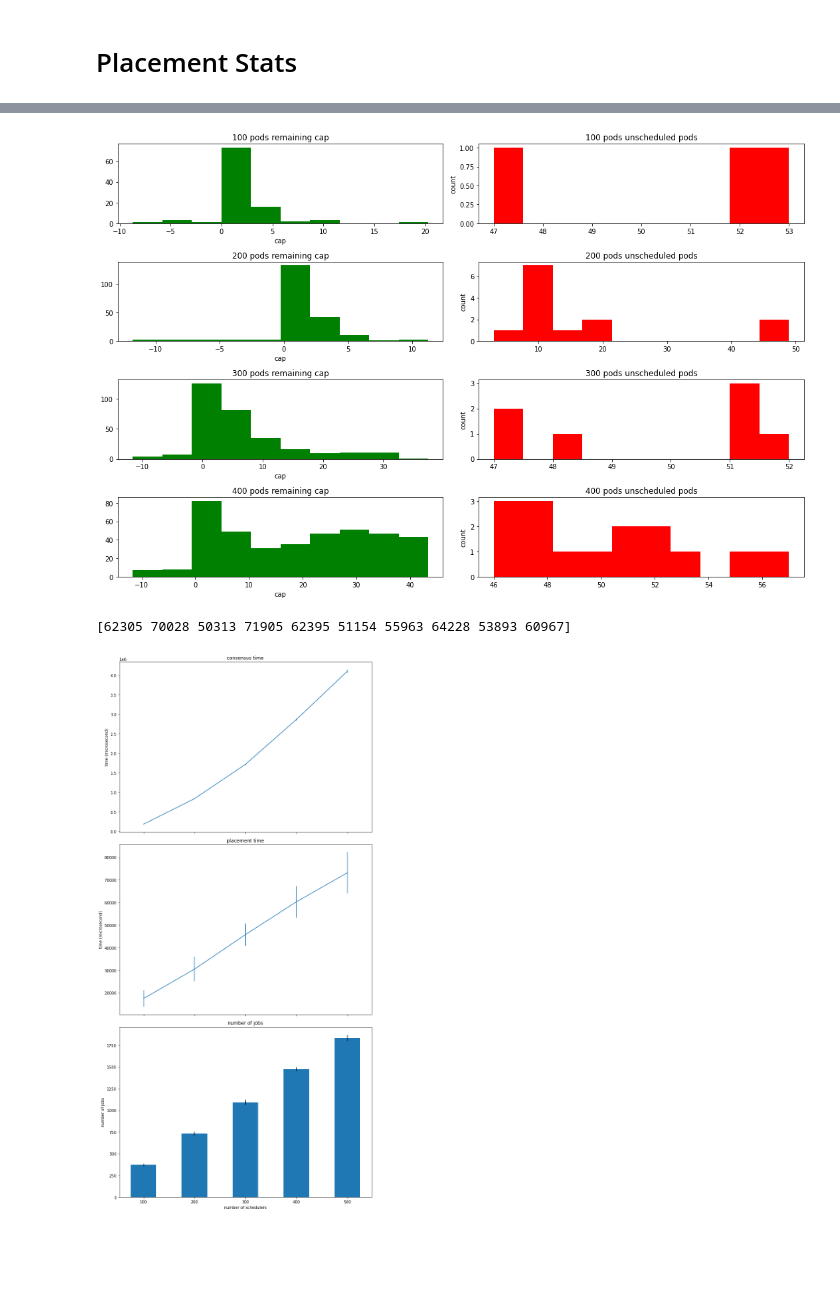
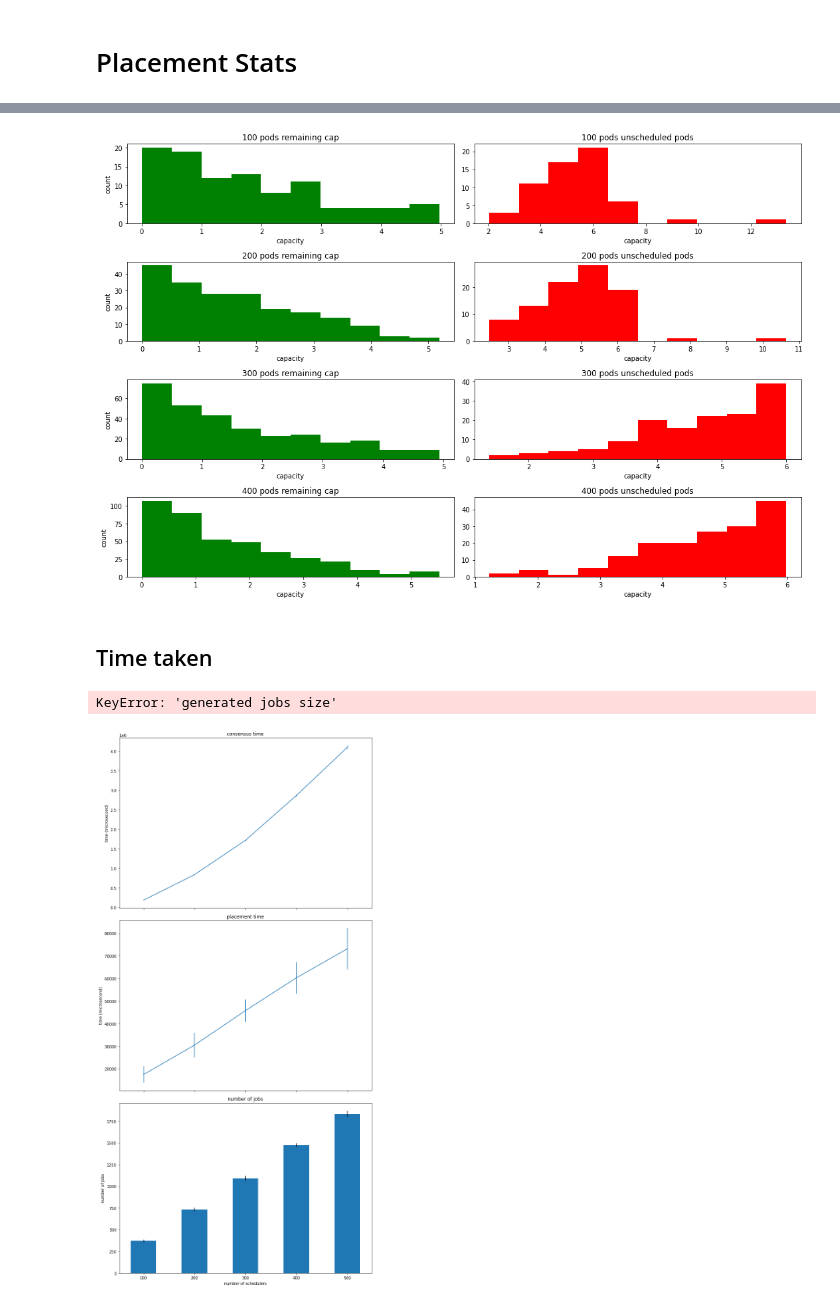
Before and after one commit to Vincent-lau/hyperion, a Jupyter notebook: measure/plotmetrics.ipynb, the cells around one changed output, grey strips where cells are left out. Drawn from its saved outputs; the diff is of its cells as text; code cells hidden in the pictures; blank space fills up the shorter version.

Commit message:
feat: plot placement stats

```diff
--- a/measure/plotmetrics.ipynb
+++ b/measure/plotmetrics.ipynb
@@ -228,23 +230,24 @@ fig.savefig(f'{graph_dir}cpu-and-memory-usage.png')
 # %%
-pl = [{} for _ in range(4)]
-dirs = ['data/2022-08-11T18-01-42/', 'data/2022-08-11T18-06-46/', 'data/2022-08-11T18-12-00/', 'data/2022-08-11T18-18-56/']
+dirs = ['data/2022-08-16T11-19-32', 'data/2022-08-16T11-23-20', 'data/2022-08-16T11-27-08',
+  'data/2022-08-16T11-31-12']
+pl = [{} for _ in range(len(dirs))]
+# dirs = ['data/2022-08-11T18-01-42/', 'data/2022-08-11T18-06-46/', 'data/2022-08-11T18-12-00/', 'data/2022-08-11T18-18-56/']
 for i, dir in enumerate(dirs):
-  with open(f'{dir}placement-{(i+1) * 100}pods-60cap-2c.json', 'r') as f:
+  with open(f'{dir}/placement-{(i+1) * 100}pods-60cap-2c.json', 'r') as f:
     for l in f:
       pl[i] = json.loads(l)
 # %%
 final_ws = []
 left_elements = []
-for i in range(4):
+for i in range(len(dirs)):
   final_w = []
-  for k, v in pl[i]['0'].items():
+  for k, v in pl[i]['1'].items():
     if k == 'my-controller':
       left_elements.append(np.array(v['left elements']))
     else:
       final_w.append(v['final w'])
   final_ws.append(np.array(final_w))
 
-left_elements = left_elements
 print(final_ws)
 print(f'sum is {np.sum(final_w)}')
 print(f'mean is {np.mean(final_w)}')
@@ -253,26 +274,34 @@ print(f'elements left are {left_elements}')
 # %%
 fig, ax = plt.subplots(nrows=4, ncols=2)
 fig.set_size_inches(15, 10)
 
 
-for i in range(4):
+for i in range(len(dirs)):
   ax[i][0].hist(final_ws[i], color='green')
   ax[i][1].hist(left_elements[i], color='red')
   ax[i][0].set_title(f'{(i+1)*100} pods remaining cap')
   ax[i][1].set_title(f'{(i+1)*100} pods unscheduled pods')
-  ax[i][0].set_xlabel('cap')
-  ax[i][1].set_ylabel('count')
+  ax[i][0].set_xlabel('capacity')
+  ax[i][1].set_xlabel('capacity')
+  ax[i][0].set_ylabel('count')
   # ax.axhline(sl)
 
 fig.tight_layout()
-fig.savefig(f'{graph_dir}finalw-2c.png')
+# fig.savefig(f'{graph_dir}finalw-2c-gaussian.png')
 # %% [output]
-[figure, old version]
+[figure, new version]
+# %% [markdown]
+## Time taken
 # %%
 # dirs = ['data/2022-08-15T14-59-24', 'data/2022-08-15T15-02-56', 'data/2022-08-15T15-08-12',
 #   'data/2022-08-15T15-15-12', 'data/2022-08-15T15-46-44', 'data/2022-08-15T15-51-43']
-dirs = ['data/2022-08-15T16-00-21', 'data/2022-08-15T16-04-29', 'data/2022-08-15T16-06-44',
-  'data/2022-08-15T16-10-19', 'data/2022-08-15T16-16-32']
+# ---- uniform distribtuion ---- #
+# dirs = ['data/2022-08-15T16-00-21', 'data/2022-08-15T16-04-29', 'data/2022-08-15T16-06-44',
+#   'data/2022-08-15T16-10-19', 'data/2022-08-15T16-16-32']
+# ---- gaussian distribution ---- #
+dirs = ['data/2022-08-16T11-19-32', 'data/2022-08-16T11-23-20', 'data/2022-08-16T11-27-08',
+  'data/2022-08-16T11-31-12']
+
 pods = range(100, (len(dirs) + 1) * 100, 100)
 
 metrics = {}
@@ -323,7 +352,7 @@ for i, dir in enumerate(dirs):
 pl_times = np.array(pl_times)
 jobs_size = np.array(jobs_size)
 # %% [output]
-[62305 70028 50313 71905 62395 51154 55963 64228 53893 60967]
+KeyError: 'generated jobs size'
 # %%
 # -------- latency --------- #
 fig, ax = plt.subplots(nrows=3, ncols=1, sharex=True)
```
Also changed, not shown: parts of 2 cells of this notebook.
